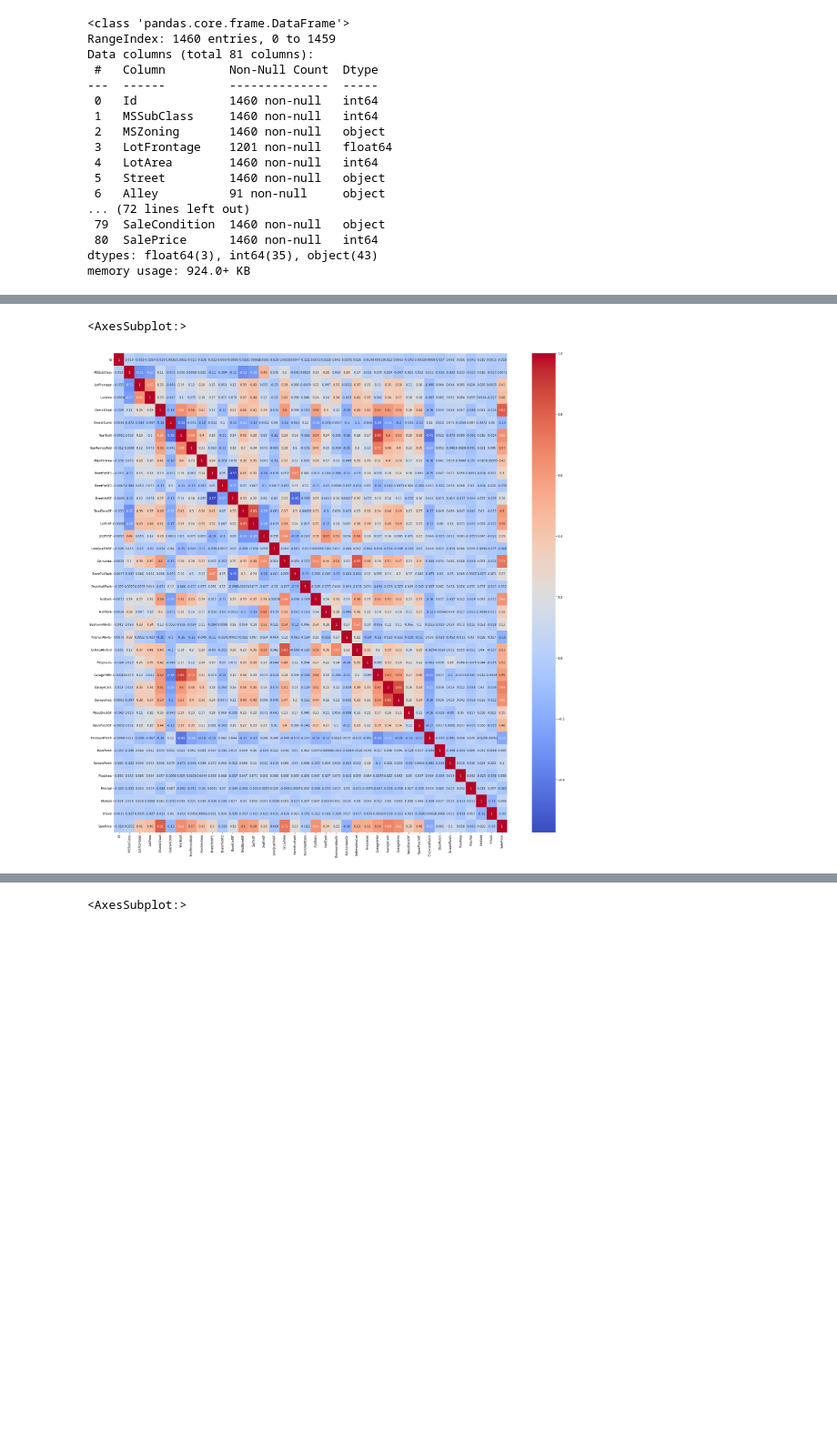
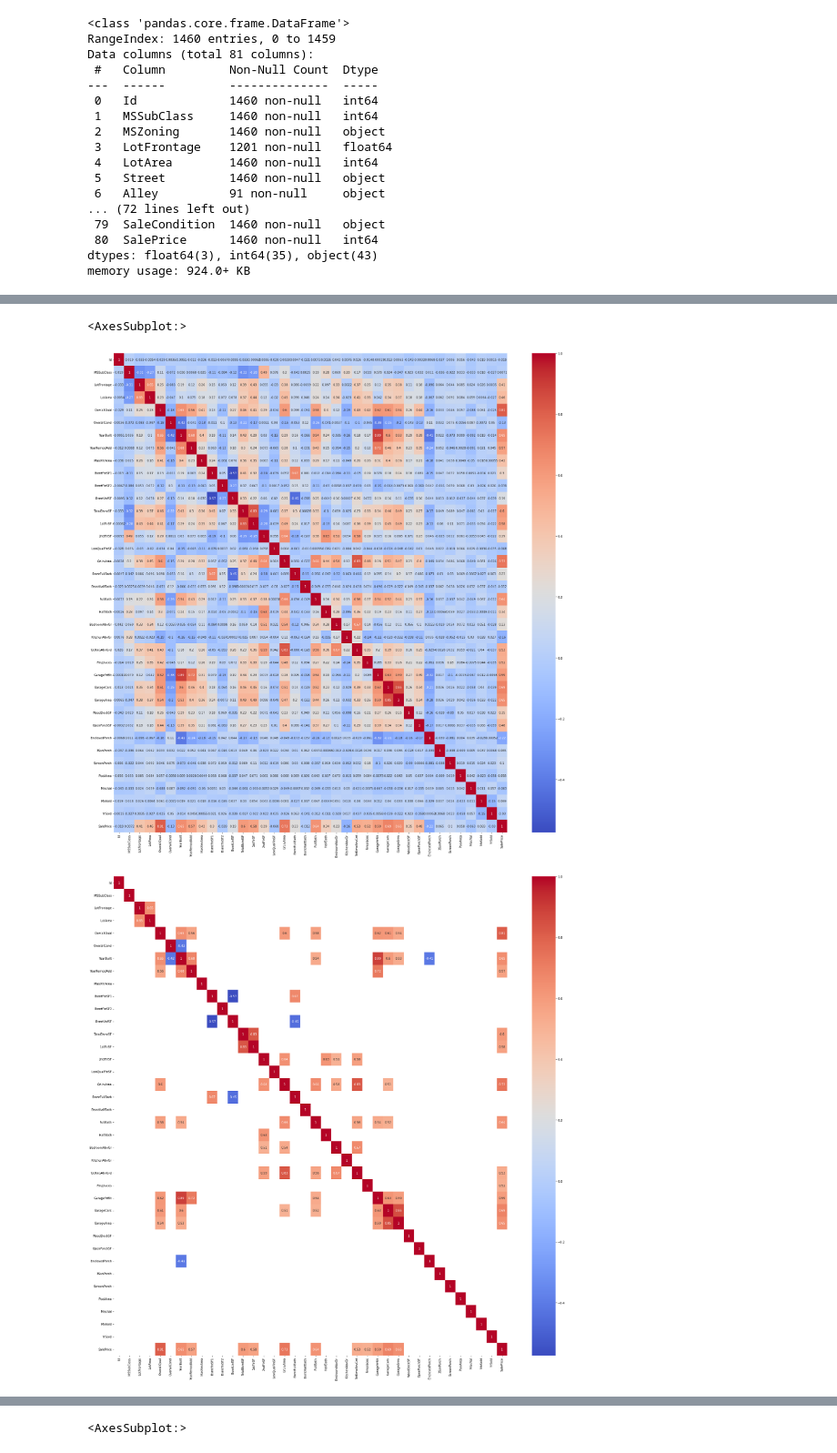
Before and after one commit to fabricio-inoue/House-Prices---Regression, a Jupyter notebook: House-pricing.ipynb, the cells around one changed output, grey strips where cells are left out. Shown at 91% size. Saved outputs shown, nothing was run; the diff lists cells and outputs as text; code cells hidden in the pictures; blank space fills up the shorter version.

```diff
--- a/House-pricing.ipynb
+++ b/House-pricing.ipynb
@@ -137,0 +202,7 @@ len(test_df.columns)
+# %%
+
+null_columns
+#mesured_na = null_columns.remove('Electrical')
+
+train_df.fillna(0, inplace=True)
+train_df
@@ -138,13 +223,20 @@ len(test_df.columns)
 # %%
 #show correlation between features
 import seaborn as sns
 import matplotlib.pyplot as plt
 
 corr = train_df.corr('spearman')
 corr1 = train_df.corr('pearson')
 corr2 = train_df.corr('kendall')
+
 plt.figure(figsize=(30,30))
 sns.heatmap(corr, annot=True, cmap='coolwarm', )
+
+
+#correlation filtered by correlation value
+plt.figure(figsize=(30,30))
+sns.heatmap(corr[(corr >= 0.5) | (corr <= -0.4)], annot=True, cmap='coolwarm', )
 # %% [output]
 <AxesSubplot:>
 [figure]
+[figure, added]
```
Also changed, not shown: parts of 7 cells of this notebook.
